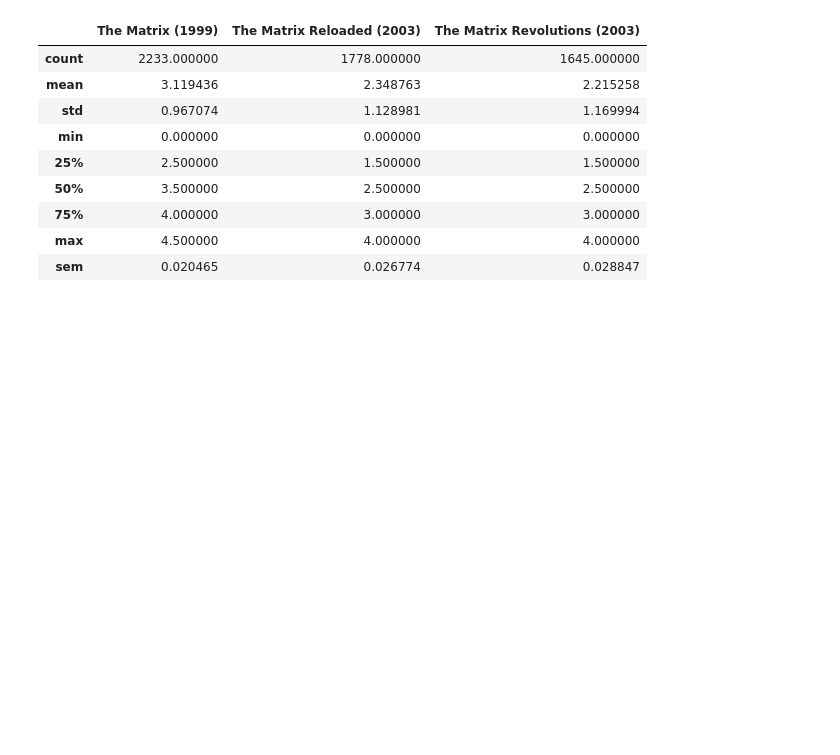
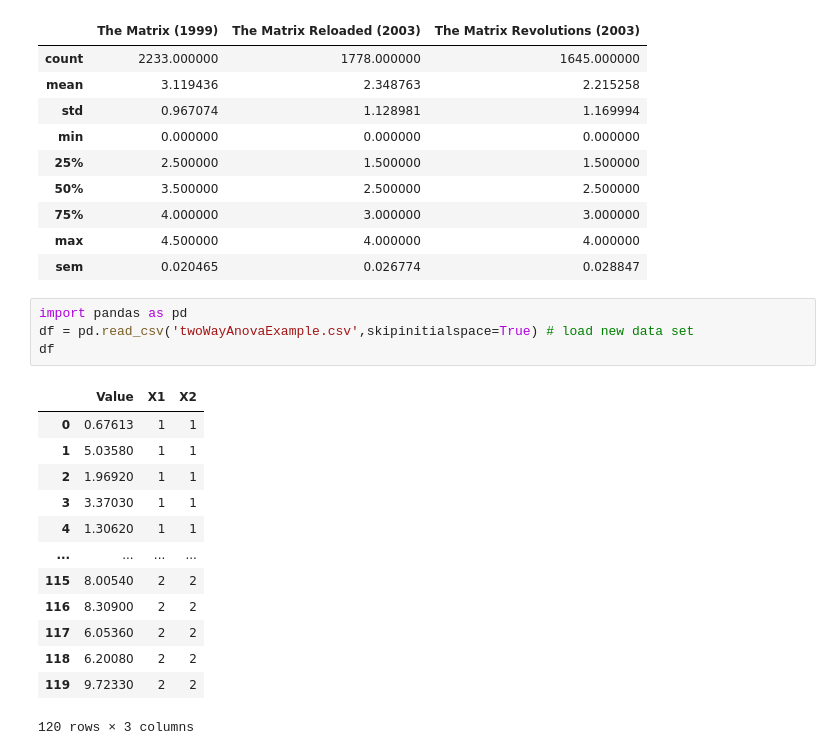
Before and after one commit to AlexMan2000/NYU-Master-Program, a Jupyter notebook: DS-GA-1001/lab_materials/lab04/Lab 3 - Significance Tests part 1 - finite pruning mode.ipynb, the cells around one changed output. Drawn from its saved outputs; the diff is of its cells as text; blank space fills up the shorter version.

```diff
--- a/DS-GA-1001/lab_materials/lab04/Lab 3 - Significance Tests part 1 - finite pruning mode.ipynb
+++ b/DS-GA-1001/lab_materials/lab04/Lab 3 - Significance Tests part 1 - finite pruning mode.ipynb
@@ -379,3 +379,21 @@ magic
 | 75% | 4.000000 | 3.000000 | 3.000000 |
 | max | 4.500000 | 4.000000 | 4.000000 |
 | sem | 0.020465 | 0.026774 | 0.028847 |
+# %%
+import pandas as pd
+df = pd.read_csv('twoWayAnovaExample.csv',skipinitialspace=True) # load new data set
+df
+# %% [output]
+|  | Value | X1 | X2 |
+| 0 | 0.67613 | 1 | 1 |
+| 1 | 5.03580 | 1 | 1 |
+| 2 | 1.96920 | 1 | 1 |
+| 3 | 3.37030 | 1 | 1 |
+| 4 | 1.30620 | 1 | 1 |
+| ... | ... | ... | ... |
+| 115 | 8.00540 | 2 | 2 |
+| 116 | 8.30900 | 2 | 2 |
+| 117 | 6.05360 | 2 | 2 |
+| 118 | 6.20080 | 2 | 2 |
+| 119 | 9.72330 | 2 | 2 |
+120 rows × 3 columns
```
Also changed, not shown: 32 other files.
